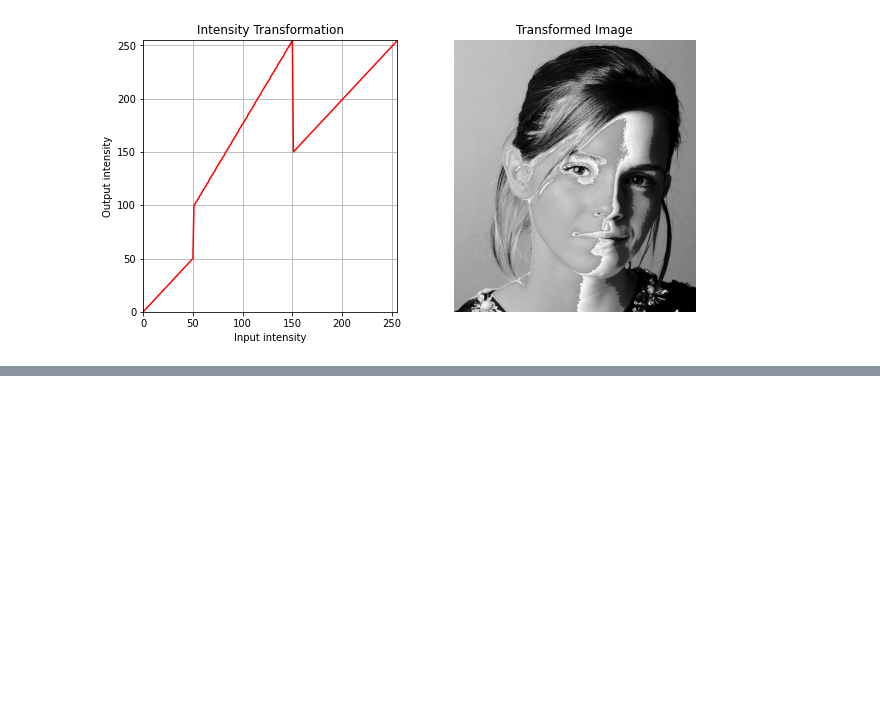
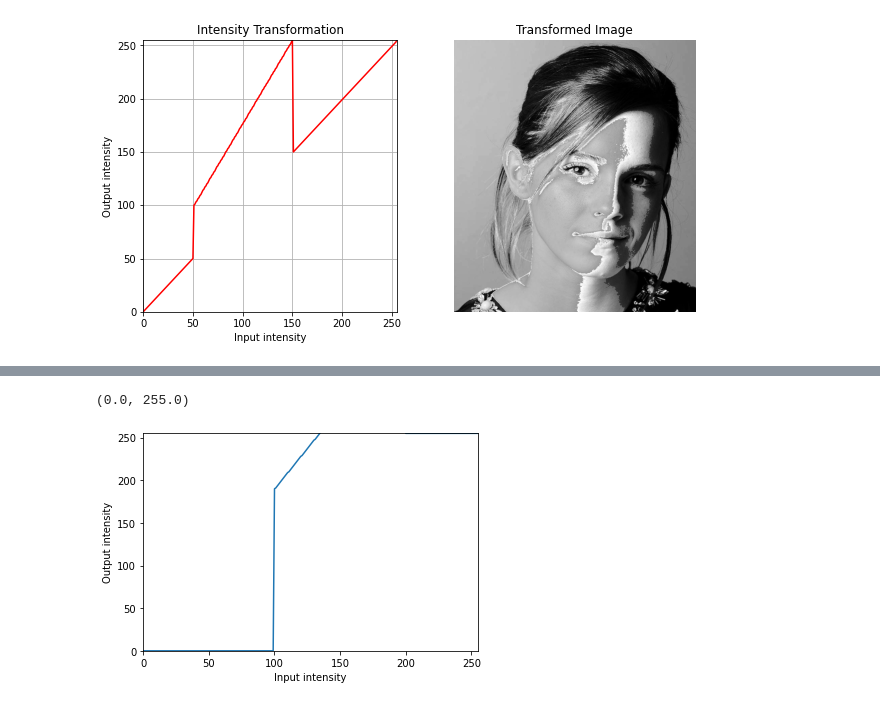
Before and after one commit to shemalperera/IPMVA01, a Jupyter notebook: Code.ipynb, the cells around one changed output, grey strips where cells are left out. Cells and saved outputs as stored; diff of their text form; code cells hidden in the pictures; blank space fills up the shorter version.

```diff
--- a/Code.ipynb
+++ b/Code.ipynb
@@ -46,0 +49,26 @@ array([ 0,  0,  1,  1,  2,  2,  3,  3,  4,  4,  5,  5,  6,  6,  7,  7,  8,
+# %%
+img_org = cv.imread('C:/Users/HPA02532Y/Documents/GitHub/IPMVA01/a1images/brain_proton_density_slice.png', cv.IMREAD_GRAYSCALE)
+
+pixels = np.arange(0,256)
+pixels[0:100] = 0
+pixels[100:200] = 1.9*pixels[100:200]
+pixels[200:256] = 255
+
+def intensity_trans(img):
+    img_transf = np.zeros_like(img)
+    for i in range(len(img)):
+        for j in range(len(img[0])):
+            img_transf[i,j] = pixels[img[i,j]]
+    return img_transf
+
+img_transf = intensity_trans(img_org)
+
+fig, ax = plt.subplots()
+ax.plot(pixels)
+ax.set_xlabel("Input intensity")
+ax.set_ylabel("Output intensity")
+ax.set_xlim(0, 255)
+ax.set_ylim(0, 255)
+# %% [output]
+(0.0, 255.0)
+[figure, added]
```
Also changed, not shown: parts of 4 cells of this notebook.
